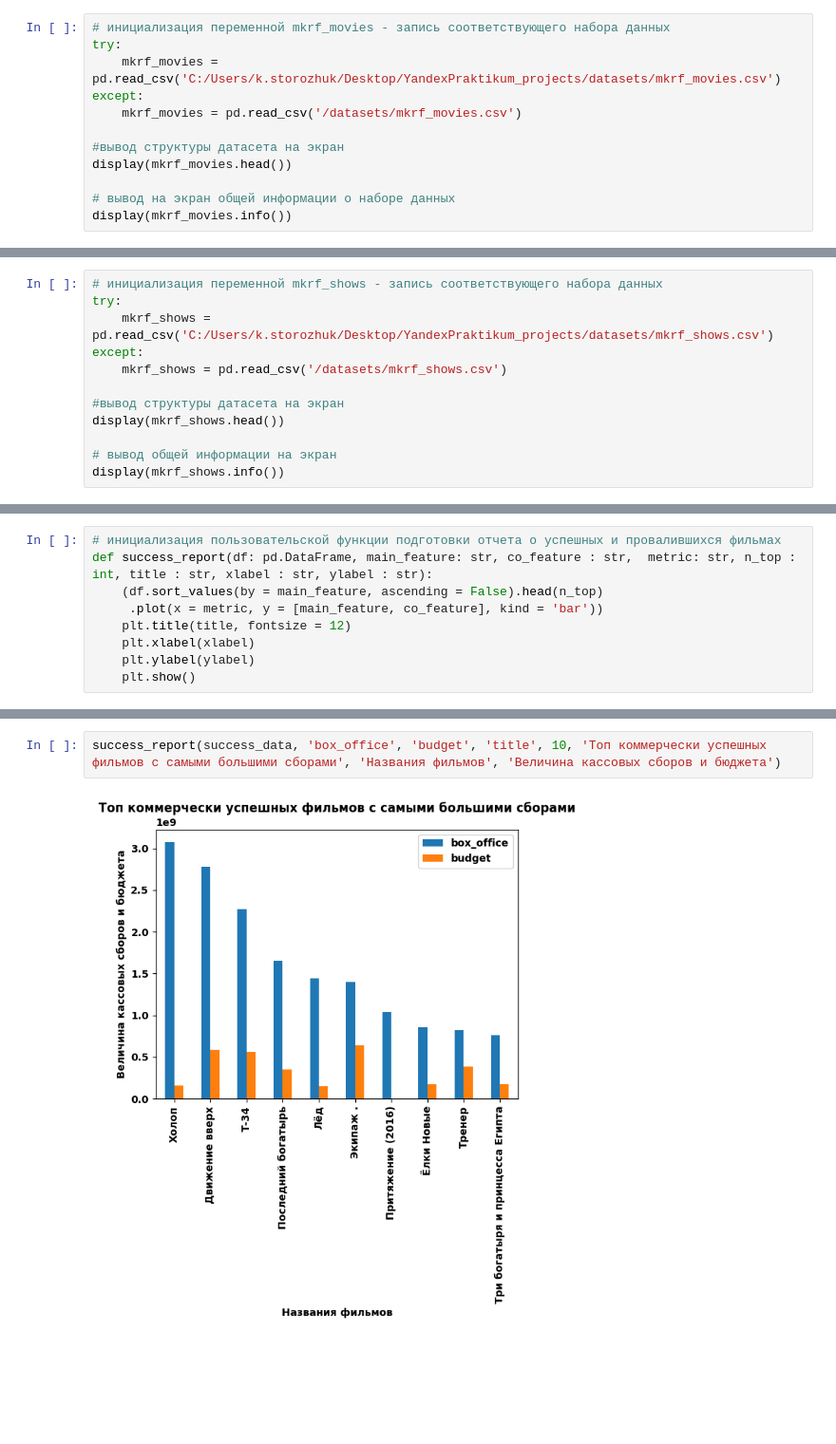
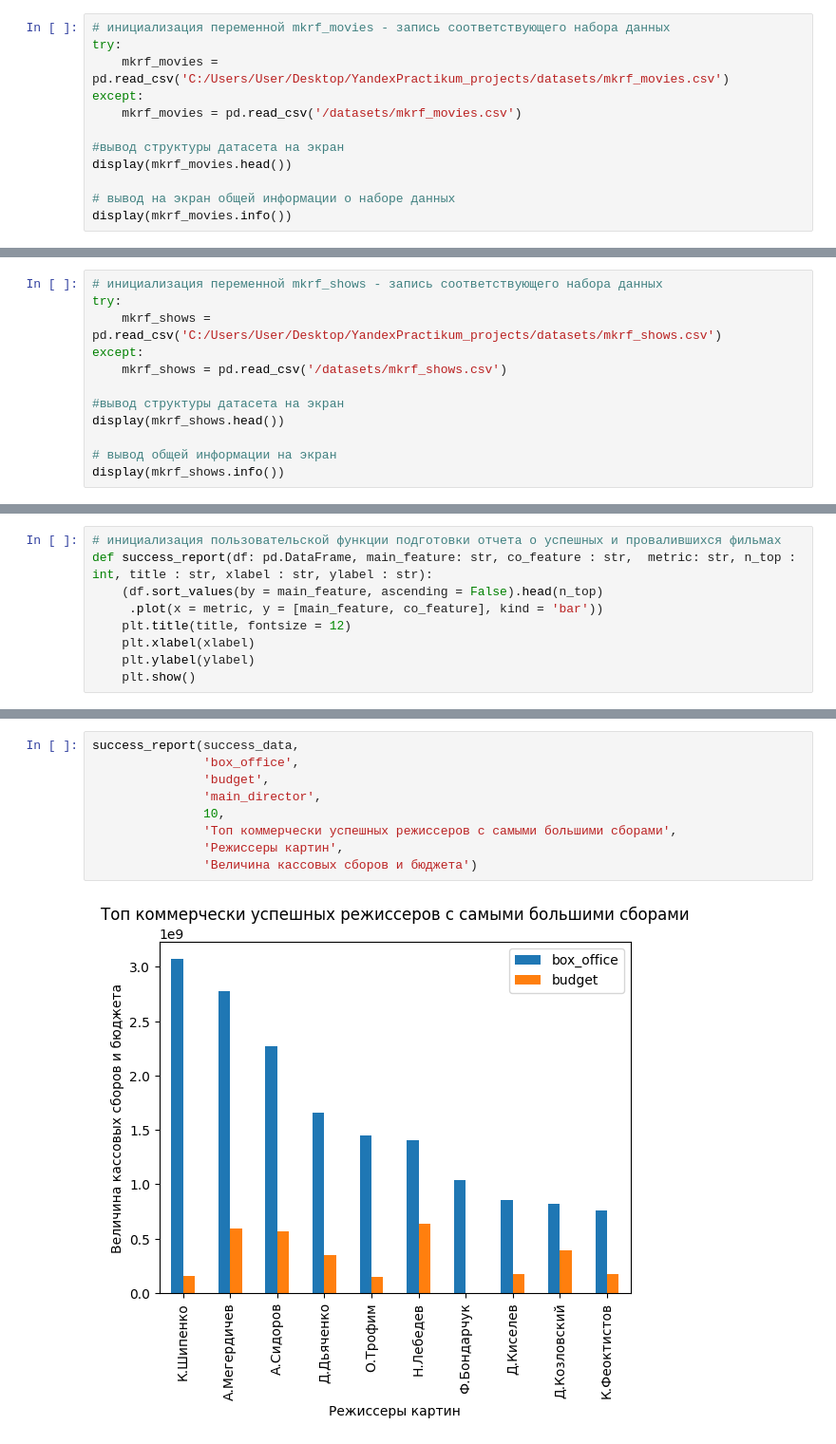
Before and after one commit to MrKostas/YandexPractikum_projects, a Jupyter notebook: notebooks/FourthPetProject_MainProject1.ipynb, the cells around one changed output, grey strips where cells are left out. Shown at 95% size. Cells and saved outputs as stored; diff of their text form; blank space fills up the shorter version.

```diff
--- a/notebooks/FourthPetProject_MainProject1.ipynb
+++ b/notebooks/FourthPetProject_MainProject1.ipynb
@@ -83,7 +83,7 @@ import seaborn as sns
 # %%
 # инициализация переменной mkrf_movies - запись соответствующего набора данных
 try:
-    mkrf_movies = pd.read_csv('C:/Users/k.storozhuk/Desktop/YandexPraktikum_projects/datasets/mkrf_movies.csv')
+    mkrf_movies = pd.read_csv('C:/Users/User/Desktop/YandexPractikum_projects/datasets/mkrf_movies.csv')
 except:
     mkrf_movies = pd.read_csv('/datasets/mkrf_movies.csv')
 
@@ -120,7 +120,7 @@ None
 # %%
 # инициализация переменной mkrf_shows - запись соответствующего набора данных
 try:
-    mkrf_shows = pd.read_csv('C:/Users/k.storozhuk/Desktop/YandexPraktikum_projects/datasets/mkrf_shows.csv')
+    mkrf_shows = pd.read_csv('C:/Users/User/Desktop/YandexPractikum_projects/datasets/mkrf_shows.csv')
 except:
     mkrf_shows = pd.read_csv('/datasets/mkrf_shows.csv')
 
@@ -1043,4 +1077,11 @@ def success_report(df: pd.DataFrame, main_feature: str, co_feature : str,  metri
 # %%
-success_report(success_data, 'box_office', 'budget', 'title', 10, 'Топ коммерчески успешных фильмов с самыми большими сборами', 'Названия фильмов', 'Величина кассовых сборов и бюджета')
+success_report(success_data,
+               'box_office',
+               'budget',
+               'main_director',
+               10,
+               'Топ коммерчески успешных режиссеров с самыми большими сборами',
+               'Режиссеры картин',
+               'Величина кассовых сборов и бюджета')
 # %% [output]
-[figure, old version]
+[figure, new version]
```
Also changed, not shown: parts of 30 cells of this notebook.
